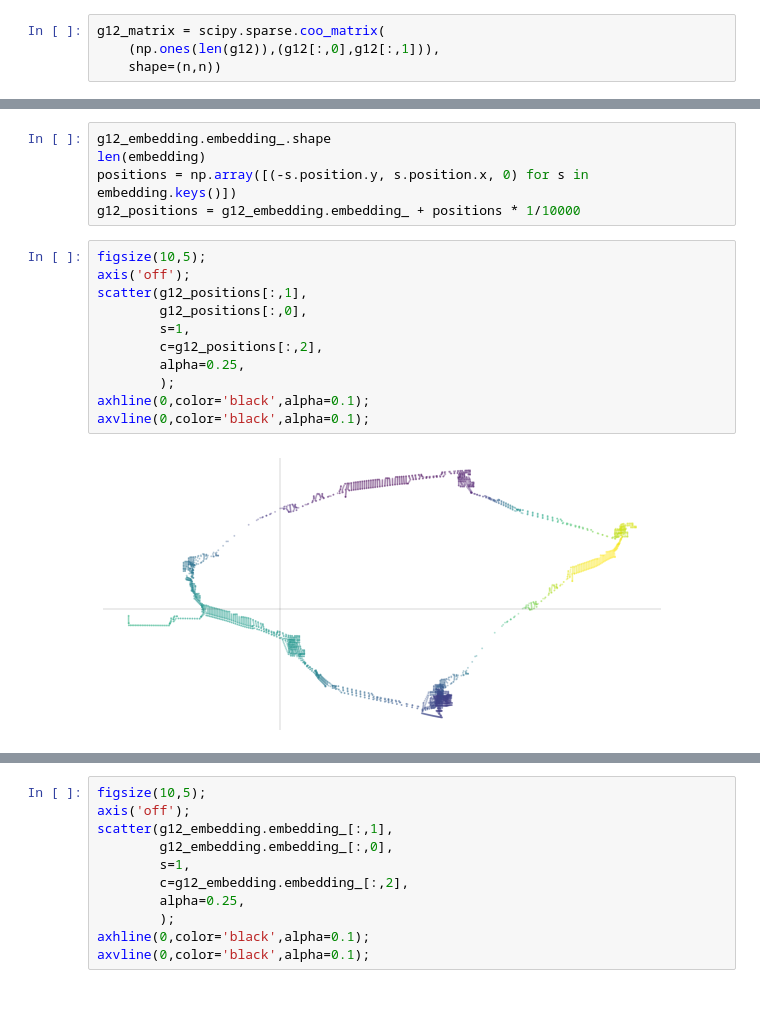
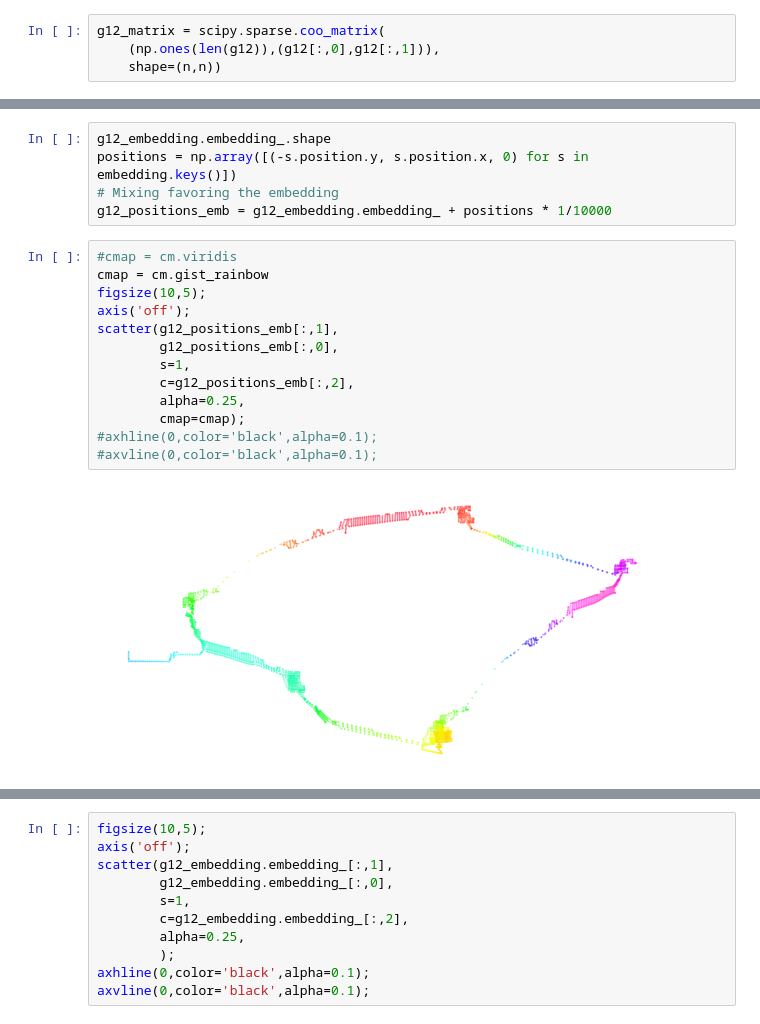
Before and after one commit to aremath/sm_rando, a Jupyter notebook: world_rando/state_graphs.ipynb, the cells around one changed output, grey strips where cells are left out. Drawn from its saved outputs; the diff is of its cells as text.

```diff
--- a/world_rando/state_graphs.ipynb
+++ b/world_rando/state_graphs.ipynb
@@ -99,19 +104,21 @@ Wall time: 8.81 s
 SpectralEmbedding(affinity='precomputed', n_components=3)
 # %%
 g12_embedding.embedding_.shape
-len(embedding)
 positions = np.array([(-s.position.y, s.position.x, 0) for s in embedding.keys()])
-g12_positions = g12_embedding.embedding_ + positions * 1/10000
+# Mixing favoring the embedding
+g12_positions_emb = g12_embedding.embedding_ + positions * 1/10000
 # %%
+#cmap = cm.viridis
+cmap = cm.gist_rainbow
 figsize(10,5);
 axis('off');
-scatter(g12_positions[:,1],
-        g12_positions[:,0],
+scatter(g12_positions_emb[:,1],
+        g12_positions_emb[:,0],
         s=1,
-        c=g12_positions[:,2],
+        c=g12_positions_emb[:,2],
         alpha=0.25,
-        );
-axhline(0,color='black',alpha=0.1);
-axvline(0,color='black',alpha=0.1);
+        cmap=cmap);
+#axhline(0,color='black',alpha=0.1);
+#axvline(0,color='black',alpha=0.1);
 # %% [output]
-[figure, old version]
+[figure, new version]
```
Also changed, not shown: parts of 6 cells of this notebook, 2 other files.
